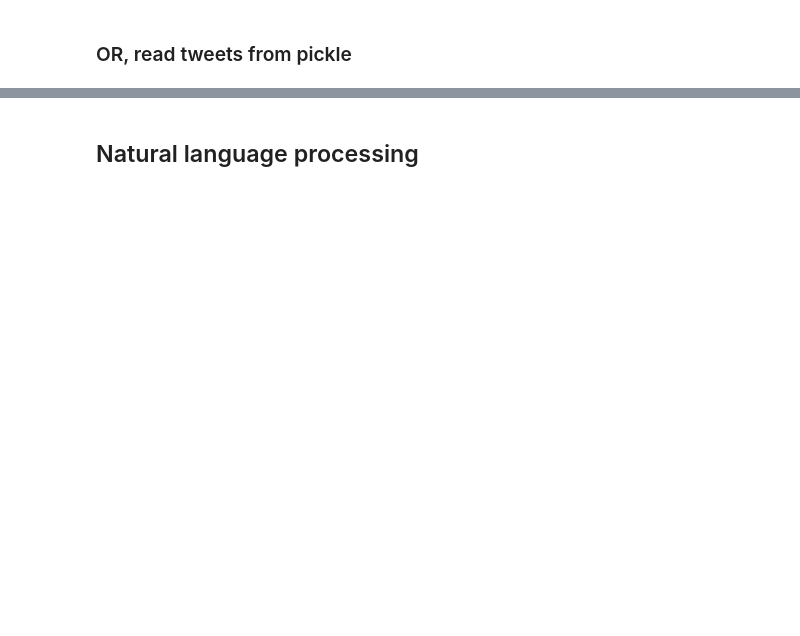
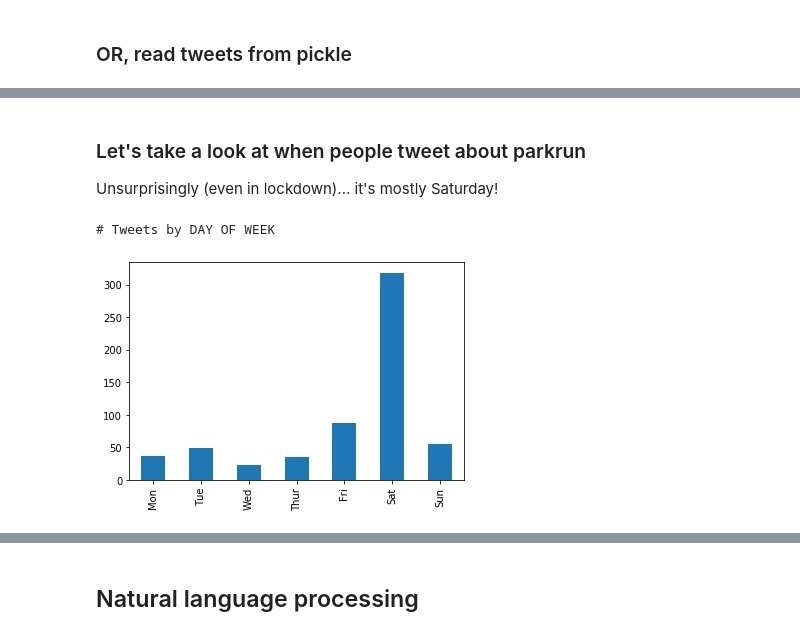
Before and after one commit to jw845/parkrun, a Jupyter notebook: twitter_analysis.ipynb, the cells around one changed output, grey strips where cells are left out. Drawn from its saved outputs; the diff is of its cells as text; code cells hidden in the pictures; blank space fills up the shorter version.

```diff
--- a/twitter_analysis.ipynb
+++ b/twitter_analysis.ipynb
@@ -142,0 +142,16 @@ tweets_df.head(10)
+# %% [markdown]
+### Let's take a look at when people tweet about parkrun
+
+Unsurprisingly (even in lockdown)... it's mostly Saturday!
+# %%
+#print('\n# Tweets by DATE')
+#ax = tweets_df['datetime'].apply(lambda x : str(x.date())).value_counts().sort_index().plot.bar()
+
+print('\n# Tweets by DAY OF WEEK')
+ax = tweets_df['datetime'].apply(lambda x : str(x.weekday())).value_counts().sort_index().plot.bar()
+ax.set_xticklabels(['Mon','Tue','Wed','Thur','Fri','Sat','Sun'])
+
+plt.show()
+# %% [output]
+# Tweets by DAY OF WEEK
+[figure, added]
```
Also changed, not shown: parts of 45 cells of this notebook.
